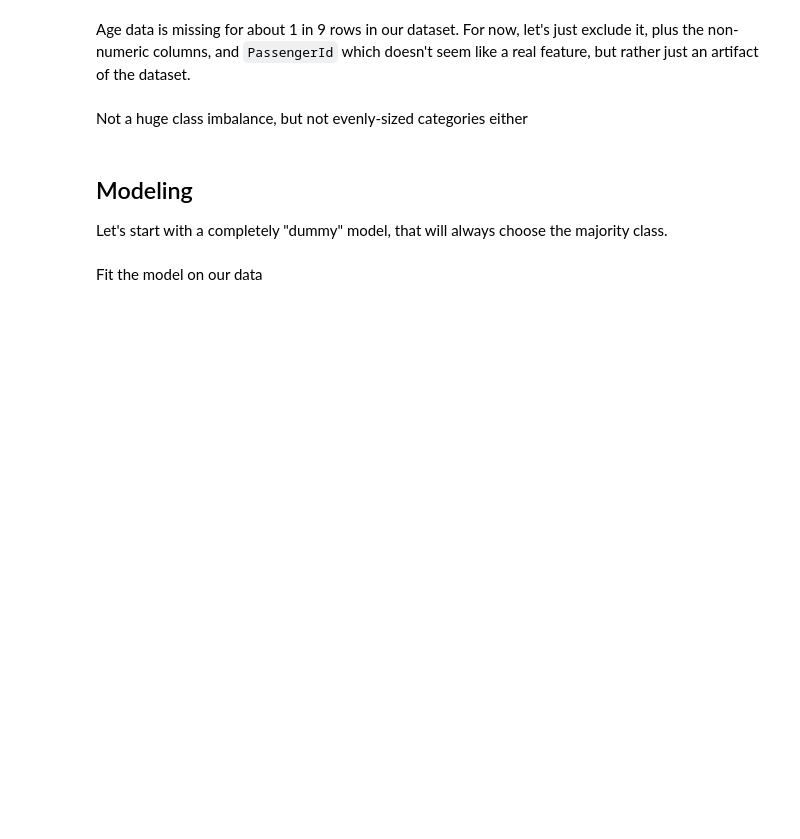
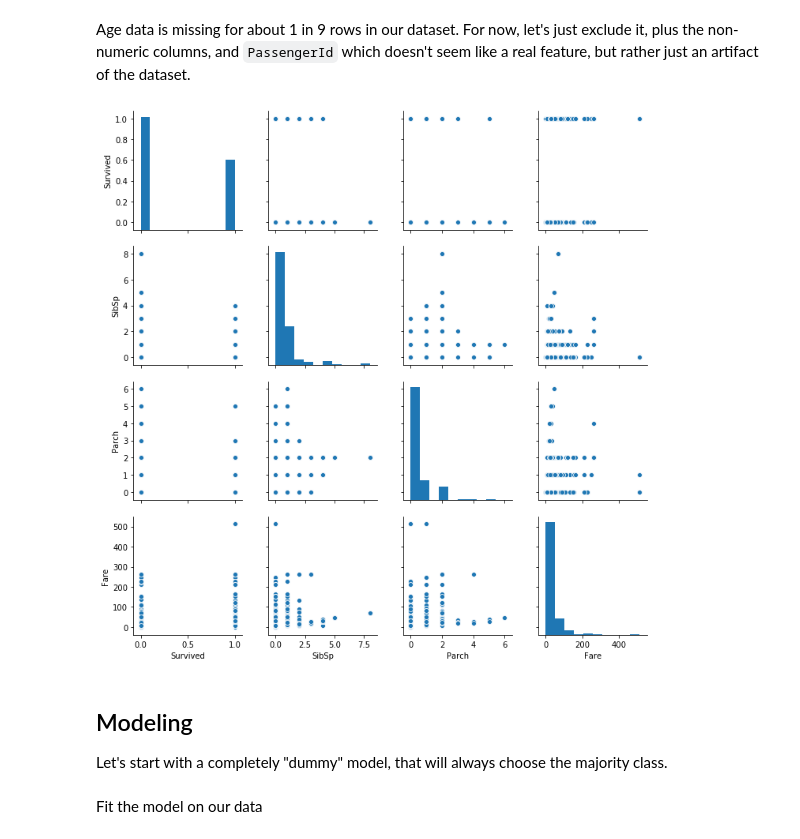
Before and after one commit to learn-co-students/predictive-classification-workflow-seattle-ds-012720, a Jupyter notebook: index.ipynb, the cells around one changed output. Drawn from its saved outputs; the diff is of its cells as text; code cells hidden in the pictures; blank space fills up the shorter version.

Commit message:
more data preparation, more visuals

```diff
--- a/index.ipynb
+++ b/index.ipynb
@@ -60,5 +76,11 @@ df["Survived"].value_counts()
-# %% [markdown]
-Not a huge class imbalance, but not evenly-sized categories either
+# %%
+df = df.drop("PassengerId", axis=1)
+# %%
+# Pclass are numbers but it's not clear that the difference between 1st and 2nd is the
+# same as the difference between 2nd and 3rd
+numeric_columns = ["Survived", "SibSp", "Parch", "Fare"]
 # %%
-sns.pairplot(df[columns_to_use])
+sns.pairplot(df[numeric_columns]);
+# %% [output]
+[figure, added]
 # %%
```
Also changed, not shown: parts of 145 cells of this notebook, 1 other file.
